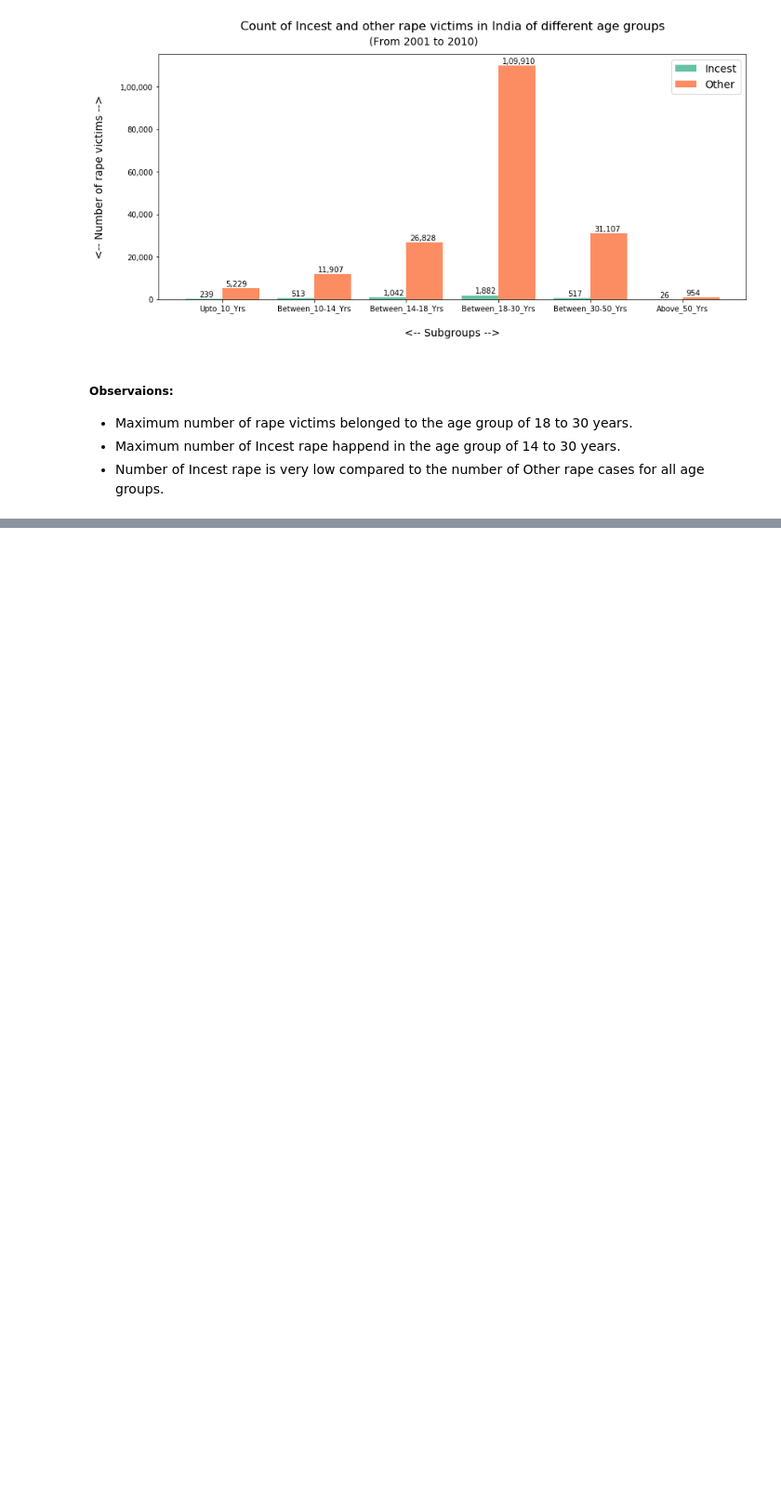
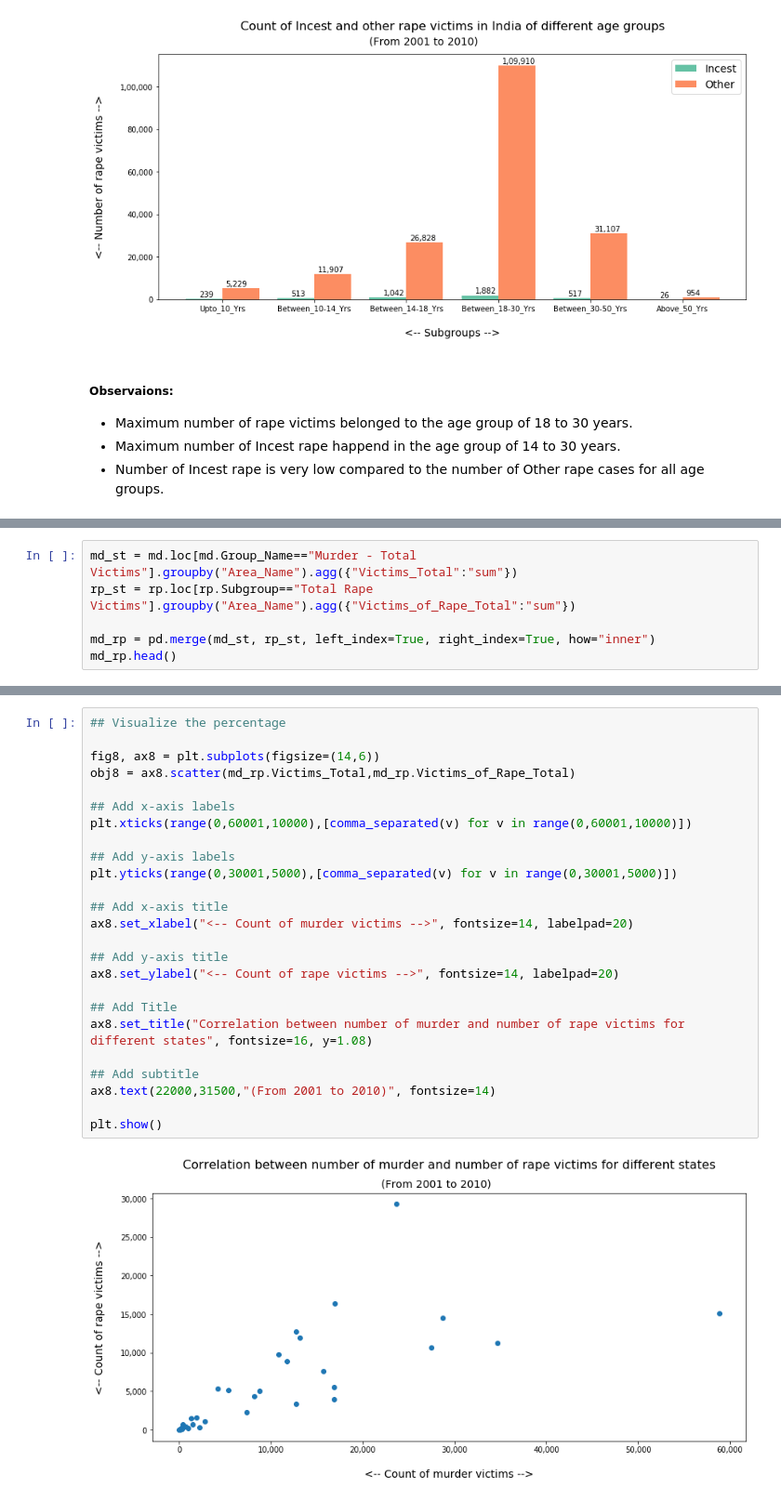
Before and after one commit to Suraj-DataScience-python/AIML, a Jupyter notebook: Visualization_Of_Crime_In_India_2001_To_2010/Insights_From_Indian_Crime_Data.ipynb, the cells around one changed output, grey strips where cells are left out. Shown at 93% size. Saved outputs shown, nothing was run; the diff lists cells and outputs as text; blank space fills up the shorter version.

```diff
--- a/Visualization_Of_Crime_In_India_2001_To_2010/Insights_From_Indian_Crime_Data.ipynb
+++ b/Visualization_Of_Crime_In_India_2001_To_2010/Insights_From_Indian_Crime_Data.ipynb
@@ -769,0 +772,6 @@ plt.show()
+# %%
+md_st = md.loc[md.Group_Name=="Murder - Total Victims"].groupby("Area_Name").agg({"Victims_Total":"sum"})
+rp_st = rp.loc[rp.Subgroup=="Total Rape Victims"].groupby("Area_Name").agg({"Victims_of_Rape_Total":"sum"})
+
+md_rp = pd.merge(md_st, rp_st, left_index=True, right_index=True, how="inner")
+md_rp.head()
@@ -769,0 +786,27 @@ plt.show()
+# %%
+## Visualize the percentage
+
+fig8, ax8 = plt.subplots(figsize=(14,6))
+obj8 = ax8.scatter(md_rp.Victims_Total,md_rp.Victims_of_Rape_Total)
+
+## Add x-axis labels
+plt.xticks(range(0,60001,10000),[comma_separated(v) for v in range(0,60001,10000)])
+
+## Add y-axis labels
+plt.yticks(range(0,30001,5000),[comma_separated(v) for v in range(0,30001,5000)])
+
+## Add x-axis title
+ax8.set_xlabel("<-- Count of murder victims -->", fontsize=14, labelpad=20)
+
+## Add y-axis title
+ax8.set_ylabel("<-- Count of rape victims -->", fontsize=14, labelpad=20)
+
+## Add Title
+ax8.set_title("Correlation between number of murder and number of rape victims for different states", fontsize=16, y=1.08)
+
+## Add subtitle
+ax8.text(22000,31500,"(From 2001 to 2010)", fontsize=14)
+
+plt.show()
+# %% [output]
+[figure, added]
```
Also changed, not shown: parts of 3 cells of this notebook.
